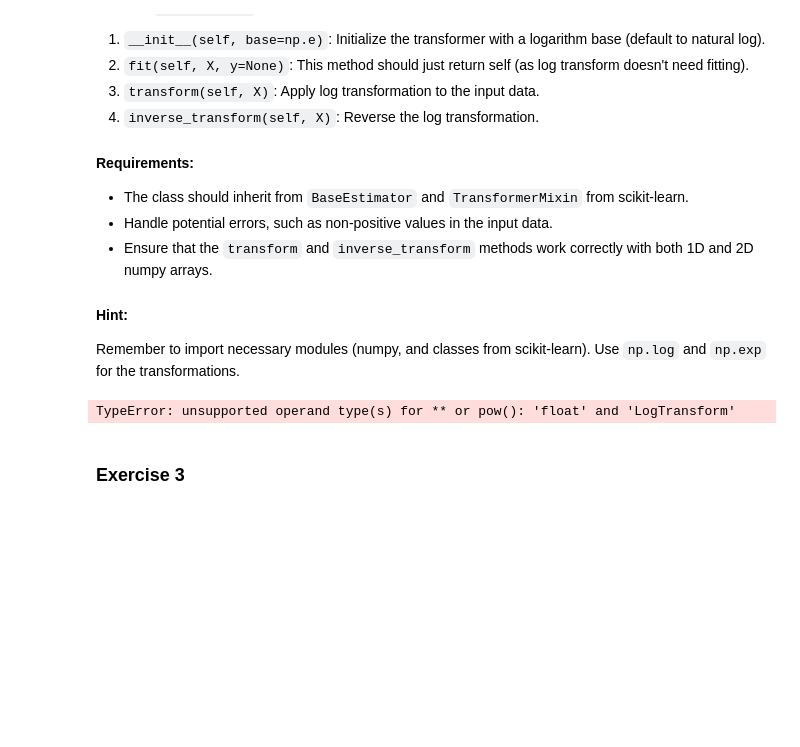
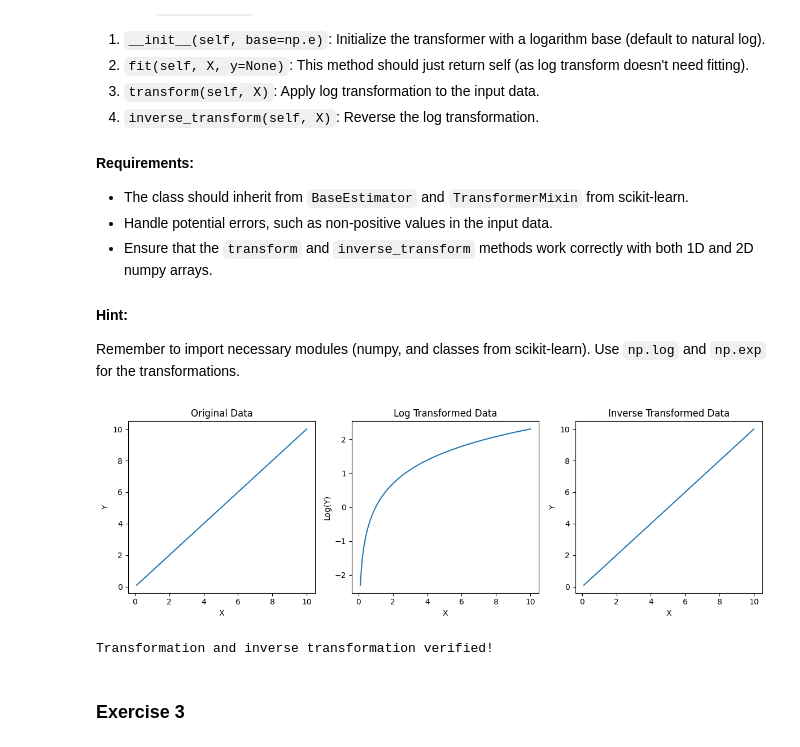
Before and after one commit to IST407/fixed2-student-lectures-lmbattaglia, a Jupyter notebook: 4-week4/lab-exercises_new.ipynb, the cells around one changed output. Saved outputs shown, nothing was run; the diff lists cells and outputs as text; code cells hidden in the pictures; blank space fills up the shorter version.

```diff
--- a/4-week4/lab-exercises_new.ipynb
+++ b/4-week4/lab-exercises_new.ipynb
@@ -66,7 +66,7 @@ import numpy as np
 from sklearn.base import BaseEstimator, TransformerMixin
 
 ## Implement this class
-class LogTransform(BaseEstimator):
+class LogTransform(BaseEstimator, TransformerMixin):
     def __init__(self, base=np.e):
         self.base = base
 
@@ -77,7 +77,7 @@ class LogTransform(BaseEstimator):
         X = np.array(X)
         if np.any(X <= 0):
                 raise ValueError("Nonpositive values in sample")
-        return np.log(X) /np.olg(self.base)
+        return np.log(X) /np.log(self.base)
 
     def inverse_transform(self, X):
          return np.power(self.base, X)
@@ -94,34 +94,35 @@ X_transformed = log_transformer.fit_transform(X)
 X_inverse = log_transformer.inverse_transform(X_transformed)
 
 # Plot the results
 plt.figure(figsize=(12, 4))
 
 plt.subplot(131)
 plt.plot(X, X)
 plt.title("Original Data")
 plt.xlabel("X")
 plt.ylabel("Y")
 
 plt.subplot(132)
 plt.plot(X, X_transformed)
 plt.title("Log Transformed Data")
 plt.xlabel("X")
 plt.ylabel("Log(Y)")
 
 plt.subplot(133)
 plt.plot(X, X_inverse)
 plt.title("Inverse Transformed Data")
 plt.xlabel("X")
 plt.ylabel("Y")
 
 plt.tight_layout()
 plt.show()
 
 # Verify that inverse_transform reverses transform
 np.testing.assert_allclose(X, X_inverse)
 print("Transformation and inverse transformation verified!")
 # %% [output]
+[figure, added]
-TypeError: unsupported operand type(s) for ** or pow(): 'float' and 'LogTransform'
+Transformation and inverse transformation verified!
 # %% [markdown]
 ### **Exercise 3**
 # %% [markdown]
```
Also changed, not shown: 1 other file.
